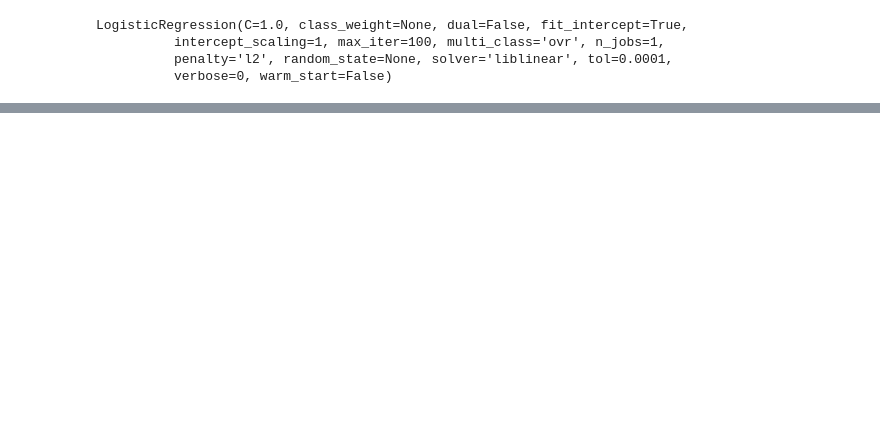
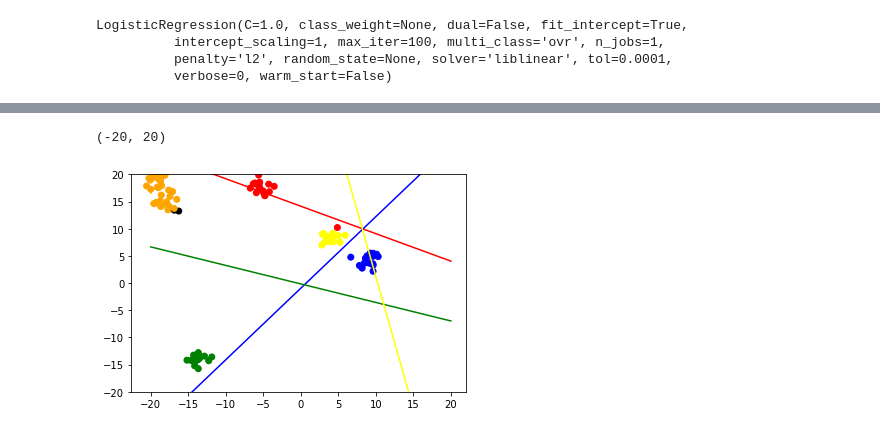
Before and after one commit to coding-blocks-archives/Data-Noida-2020-Jan, a Jupyter notebook: lecture_12/Untitled.ipynb, the cells around one changed output, grey strips where cells are left out. Drawn from its saved outputs; the diff is of its cells as text; code cells hidden in the pictures; blank space fills up the shorter version.

```diff
--- a/lecture_12/Untitled.ipynb
+++ b/lecture_12/Untitled.ipynb
@@ -57,0 +63,15 @@ plt.ylim(-10, 10)
+# %%
+colors = ["red", "blue", "green", "black", "yellow", "orange"]
+yp = model.predict(X)
+
+yp_color = [colors[item] for item in yp]
+
+x1 = np.linspace(-20, 20, 10)
+plt.scatter(X[:, 0], X[:, 1], c=yp_color)
+for i, ((m1, m2), c) in enumerate(zip(model.coef_, model.intercept_)):
+    x2 = -(m1*x1)/m2 - (c/m2)
+    plt.plot(x1, x2, color=colors[i])
+plt.ylim(-20, 20)
+# %% [output]
+(-20, 20)
+[figure, added]
```
Also changed, not shown: parts of 6 cells of this notebook, 1 other file.
